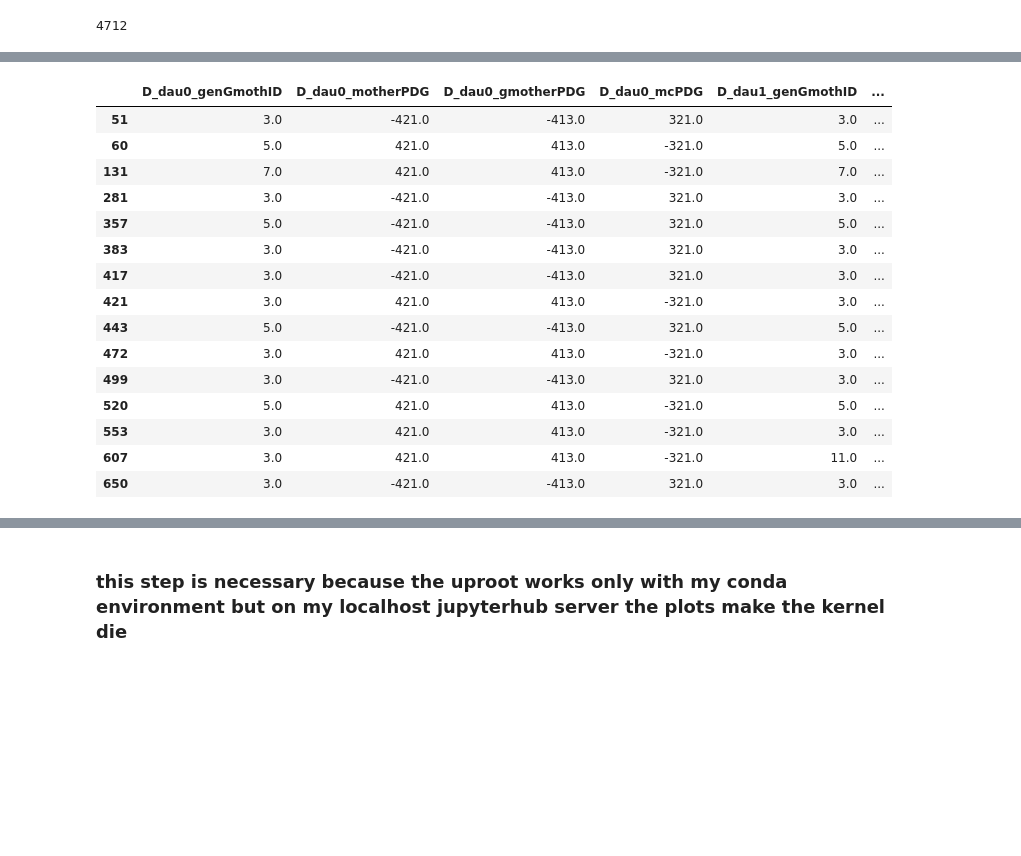
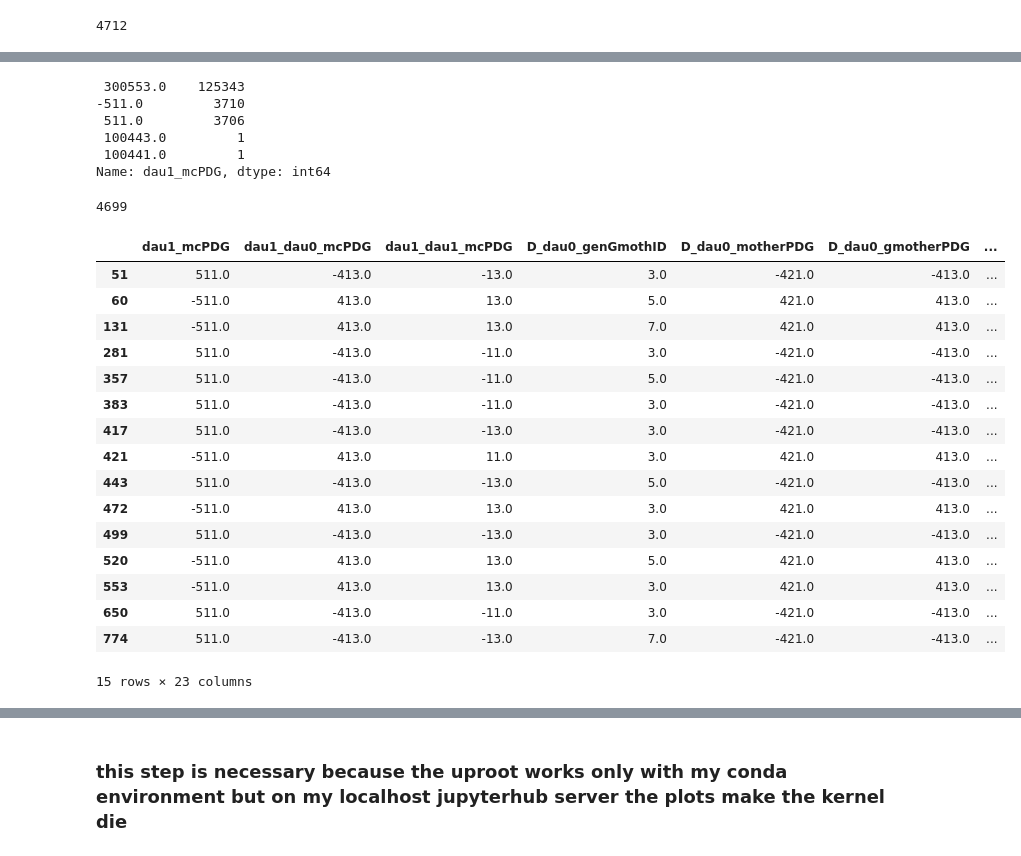
Before and after one commit to axelHeim/MCstudies, a Jupyter notebook: Dstlnu_Bt_generic/recreateGiannasPlot/offlineAnalysis_GiannasPlot.ipynb, the cells around one changed output, grey strips where cells are left out. Cells and saved outputs as stored; diff of their text form; code cells hidden in the pictures; blank space fills up the shorter version.

Commit message:
work on custom MC for Giannas plot

```diff
--- a/Dstlnu_Bt_generic/recreateGiannasPlot/offlineAnalysis_GiannasPlot.ipynb
+++ b/Dstlnu_Bt_generic/recreateGiannasPlot/offlineAnalysis_GiannasPlot.ipynb
@@ -125,0 +112,3 @@ df[[ 'D_dau0_genGmothID',
+# %%
+df['isBtoDstlnu'] = df.apply(isBtoDstlnu, axis=1)
+df['Bsig_uniqParID'] = df.apply(whichBisSig, axis=1)
@@ -222,38 +177,33 @@ df[(df["dau1_isSignal"]==1) & (df["customMCmatching"]==1)].shape[0]
+# %%
+df['dau1_mcPDG'].value_counts()
+# %% [output]
+ 300553.0    125343
+-511.0         3710
+ 511.0         3706
+ 100443.0         1
+ 100441.0         1
+Name: dau1_mcPDG, dtype: int64
+# %%
+df[(df["dau1_isSignal"]==1) & (df["isBtoDstlnu"]==1)].shape[0]
+# %% [output]
+4699
 # %%
-df[df["dau1_isSignal"]==1][['D_dau0_genGmothID',
- 'D_dau0_motherPDG',
- 'D_dau0_gmotherPDG',
- 'D_dau0_mcPDG',
- 'D_dau1_genGmothID',
- 'D_dau1_motherPDG',
- 'D_dau1_gmotherPDG',
- 'D_dau1_mcPDG',
- 'D_dau2_genGmothID',
- 'D_dau2_motherPDG',
- 'D_dau2_gmotherPDG',
- 'D_dau2_mcPDG',
- 'D_dau3_genGmothID',
- 'D_dau3_motherPDG',
- 'D_dau3_gmotherPDG',
- 'D_dau3_mcPDG',
- 'D_dau4_genGmothID',
- 'D_dau4_motherPDG',
- 'D_dau4_gmotherPDG',
- 'D_dau4_mcPDG']][:15]
+df[(df["dau1_isSignal"]==1) & (df["customMCmatching"]==1)][['dau1_mcPDG','dau1_dau0_mcPDG','dau1_dau1_mcPDG','D_dau0_genGmothID', 'D_dau0_motherPDG', 'D_dau0_gmotherPDG', 'D_dau0_mcPDG', 'D_dau1_genGmothID', 'D_dau1_motherPDG', 'D_dau1_gmotherPDG', 'D_dau1_mcPDG', 'D_dau2_genGmothID', 'D_dau2_motherPDG', 'D_dau2_gmotherPDG', 'D_dau2_mcPDG', 'D_dau3_genGmothID', 'D_dau3_motherPDG', 'D_dau3_gmotherPDG', 'D_dau3_mcPDG', 'D_dau4_genGmothID', 'D_dau4_motherPDG', 'D_dau4_gmotherPDG', 'D_dau4_mcPDG']][:15]
 # %% [output]
-|  | D_dau0_genGmothID | D_dau0_motherPDG | D_dau0_gmotherPDG | D_dau0_mcPDG | D_dau1_genGmothID | ... |
-| 51 | 3.0 | -421.0 | -413.0 | 321.0 | 3.0 | ... |
-| 60 | 5.0 | 421.0 | 413.0 | -321.0 | 5.0 | ... |
-| 131 | 7.0 | 421.0 | 413.0 | -321.0 | 7.0 | ... |
-| 281 | 3.0 | -421.0 | -413.0 | 321.0 | 3.0 | ... |
-| 357 | 5.0 | -421.0 | -413.0 | 321.0 | 5.0 | ... |
-| 383 | 3.0 | -421.0 | -413.0 | 321.0 | 3.0 | ... |
-| 417 | 3.0 | -421.0 | -413.0 | 321.0 | 3.0 | ... |
-| 421 | 3.0 | 421.0 | 413.0 | -321.0 | 3.0 | ... |
-| 443 | 5.0 | -421.0 | -413.0 | 321.0 | 5.0 | ... |
-| 472 | 3.0 | 421.0 | 413.0 | -321.0 | 3.0 | ... |
-| 499 | 3.0 | -421.0 | -413.0 | 321.0 | 3.0 | ... |
-| 520 | 5.0 | 421.0 | 413.0 | -321.0 | 5.0 | ... |
-| 553 | 3.0 | 421.0 | 413.0 | -321.0 | 3.0 | ... |
-| 607 | 3.0 | 421.0 | 413.0 | -321.0 | 11.0 | ... |
-| 650 | 3.0 | -421.0 | -413.0 | 321.0 | 3.0 | ... |
+|  | dau1_mcPDG | dau1_dau0_mcPDG | dau1_dau1_mcPDG | D_dau0_genGmothID | D_dau0_motherPDG | D_dau0_gmotherPDG | ... |
+| 51 | 511.0 | -413.0 | -13.0 | 3.0 | -421.0 | -413.0 | ... |
+| 60 | -511.0 | 413.0 | 13.0 | 5.0 | 421.0 | 413.0 | ... |
+| 131 | -511.0 | 413.0 | 13.0 | 7.0 | 421.0 | 413.0 | ... |
+| 281 | 511.0 | -413.0 | -11.0 | 3.0 | -421.0 | -413.0 | ... |
+| 357 | 511.0 | -413.0 | -11.0 | 5.0 | -421.0 | -413.0 | ... |
+| 383 | 511.0 | -413.0 | -11.0 | 3.0 | -421.0 | -413.0 | ... |
+| 417 | 511.0 | -413.0 | -13.0 | 3.0 | -421.0 | -413.0 | ... |
+| 421 | -511.0 | 413.0 | 11.0 | 3.0 | 421.0 | 413.0 | ... |
+| 443 | 511.0 | -413.0 | -13.0 | 5.0 | -421.0 | -413.0 | ... |
+| 472 | -511.0 | 413.0 | 13.0 | 3.0 | 421.0 | 413.0 | ... |
+| 499 | 511.0 | -413.0 | -13.0 | 3.0 | -421.0 | -413.0 | ... |
+| 520 | -511.0 | 413.0 | 13.0 | 5.0 | 421.0 | 413.0 | ... |
+| 553 | -511.0 | 413.0 | 13.0 | 3.0 | 421.0 | 413.0 | ... |
+| 650 | 511.0 | -413.0 | -11.0 | 3.0 | -421.0 | -413.0 | ... |
+| 774 | 511.0 | -413.0 | -13.0 | 7.0 | -421.0 | -413.0 | ... |
+15 rows × 23 columns
```
Also changed, not shown: parts of 31 cells of this notebook, 1 other file.
